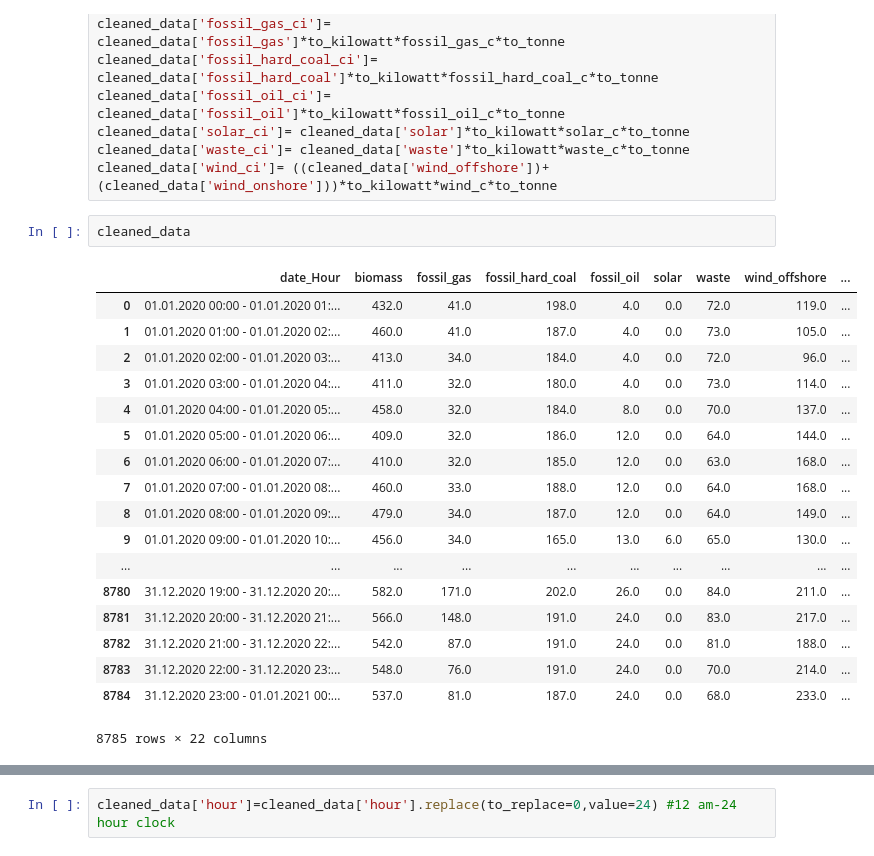
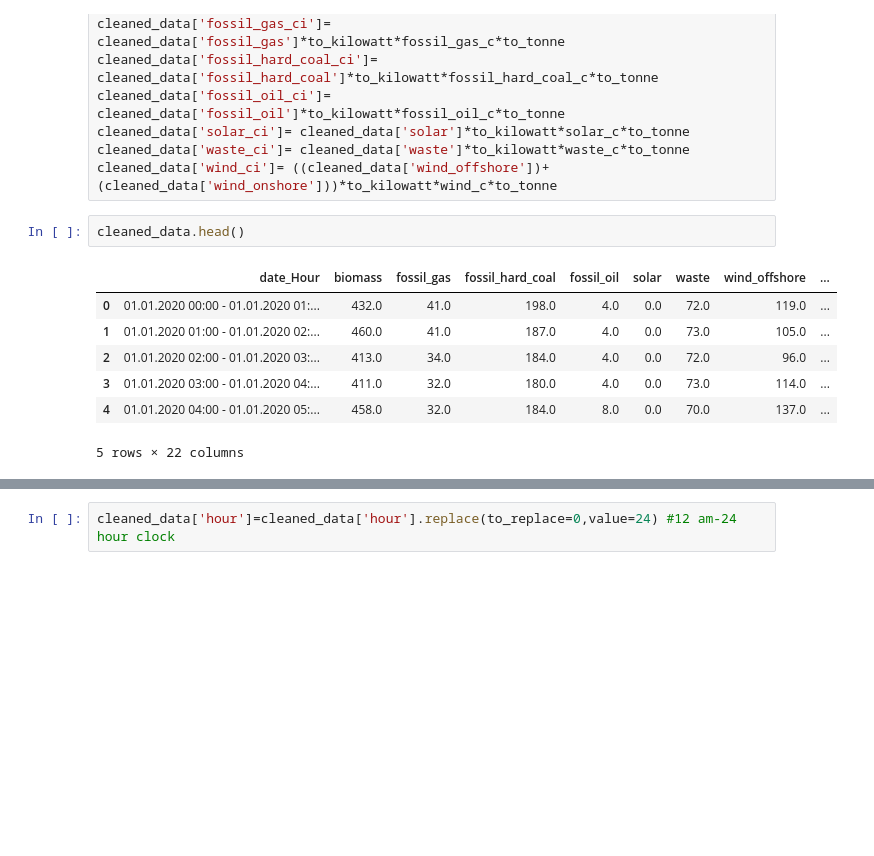
Before and after one commit to pohali-m-tanha/denmark-electricity-data-analysis, a Jupyter notebook: data_analysis.ipynb, the cells around one changed output, grey strips where cells are left out. Drawn from its saved outputs; the diff is of its cells as text; blank space fills up the shorter version.

```diff
--- a/data_analysis.ipynb
+++ b/data_analysis.ipynb
@@ -121,26 +97,15 @@ cleaned_data['solar_ci']= cleaned_data['solar']*to_kilowatt*solar_c*to_tonne
 cleaned_data['waste_ci']= cleaned_data['waste']*to_kilowatt*waste_c*to_tonne
 cleaned_data['wind_ci']= ((cleaned_data['wind_offshore'])+(cleaned_data['wind_onshore']))*to_kilowatt*wind_c*to_tonne
 # %%
-cleaned_data
+cleaned_data.head()
 # %% [output]
 |  | date_Hour | biomass | fossil_gas | fossil_hard_coal | fossil_oil | solar | waste | wind_offshore | ... |
 | 0 | 01.01.2020 00:00 - 01.01.2020 01:... | 432.0 | 41.0 | 198.0 | 4.0 | 0.0 | 72.0 | 119.0 | ... |
 | 1 | 01.01.2020 01:00 - 01.01.2020 02:... | 460.0 | 41.0 | 187.0 | 4.0 | 0.0 | 73.0 | 105.0 | ... |
 | 2 | 01.01.2020 02:00 - 01.01.2020 03:... | 413.0 | 34.0 | 184.0 | 4.0 | 0.0 | 72.0 | 96.0 | ... |
 | 3 | 01.01.2020 03:00 - 01.01.2020 04:... | 411.0 | 32.0 | 180.0 | 4.0 | 0.0 | 73.0 | 114.0 | ... |
 | 4 | 01.01.2020 04:00 - 01.01.2020 05:... | 458.0 | 32.0 | 184.0 | 8.0 | 0.0 | 70.0 | 137.0 | ... |
-| 5 | 01.01.2020 05:00 - 01.01.2020 06:... | 409.0 | 32.0 | 186.0 | 12.0 | 0.0 | 64.0 | 144.0 | ... |
-| 6 | 01.01.2020 06:00 - 01.01.2020 07:... | 410.0 | 32.0 | 185.0 | 12.0 | 0.0 | 63.0 | 168.0 | ... |
-| 7 | 01.01.2020 07:00 - 01.01.2020 08:... | 460.0 | 33.0 | 188.0 | 12.0 | 0.0 | 64.0 | 168.0 | ... |
-| 8 | 01.01.2020 08:00 - 01.01.2020 09:... | 479.0 | 34.0 | 187.0 | 12.0 | 0.0 | 64.0 | 149.0 | ... |
-| 9 | 01.01.2020 09:00 - 01.01.2020 10:... | 456.0 | 34.0 | 165.0 | 13.0 | 6.0 | 65.0 | 130.0 | ... |
-| ... | ... | ... | ... | ... | ... | ... | ... | ... | ... |
-| 8780 | 31.12.2020 19:00 - 31.12.2020 20:... | 582.0 | 171.0 | 202.0 | 26.0 | 0.0 | 84.0 | 211.0 | ... |
-| 8781 | 31.12.2020 20:00 - 31.12.2020 21:... | 566.0 | 148.0 | 191.0 | 24.0 | 0.0 | 83.0 | 217.0 | ... |
-| 8782 | 31.12.2020 21:00 - 31.12.2020 22:... | 542.0 | 87.0 | 191.0 | 24.0 | 0.0 | 81.0 | 188.0 | ... |
-| 8783 | 31.12.2020 22:00 - 31.12.2020 23:... | 548.0 | 76.0 | 191.0 | 24.0 | 0.0 | 70.0 | 214.0 | ... |
-| 8784 | 31.12.2020 23:00 - 01.01.2021 00:... | 537.0 | 81.0 | 187.0 | 24.0 | 0.0 | 68.0 | 233.0 | ... |
-8785 rows × 22 columns
+5 rows × 22 columns
 # %%
 #total carbon intensity
 cleaned_data['total_ci'] = cleaned_data['biomass_ci']+cleaned_data['fossil_gas_ci']+cleaned_data['fossil_hard_coal_ci']+cleaned_data['fossil_oil_ci']+cleaned_data['solar_ci']+cleaned_data['waste_ci']+cleaned_data['wind_ci']
```
Also changed, not shown: parts of 6 cells of this notebook.
